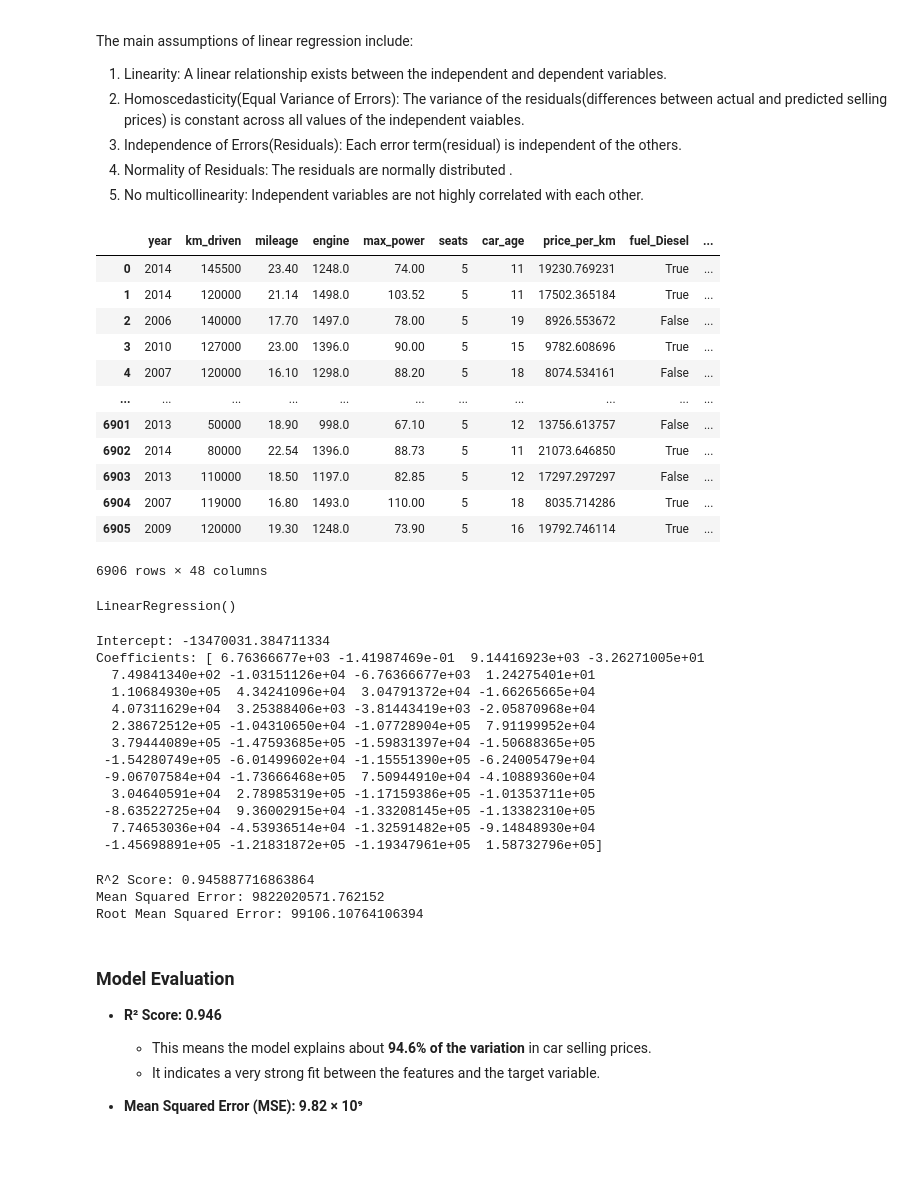
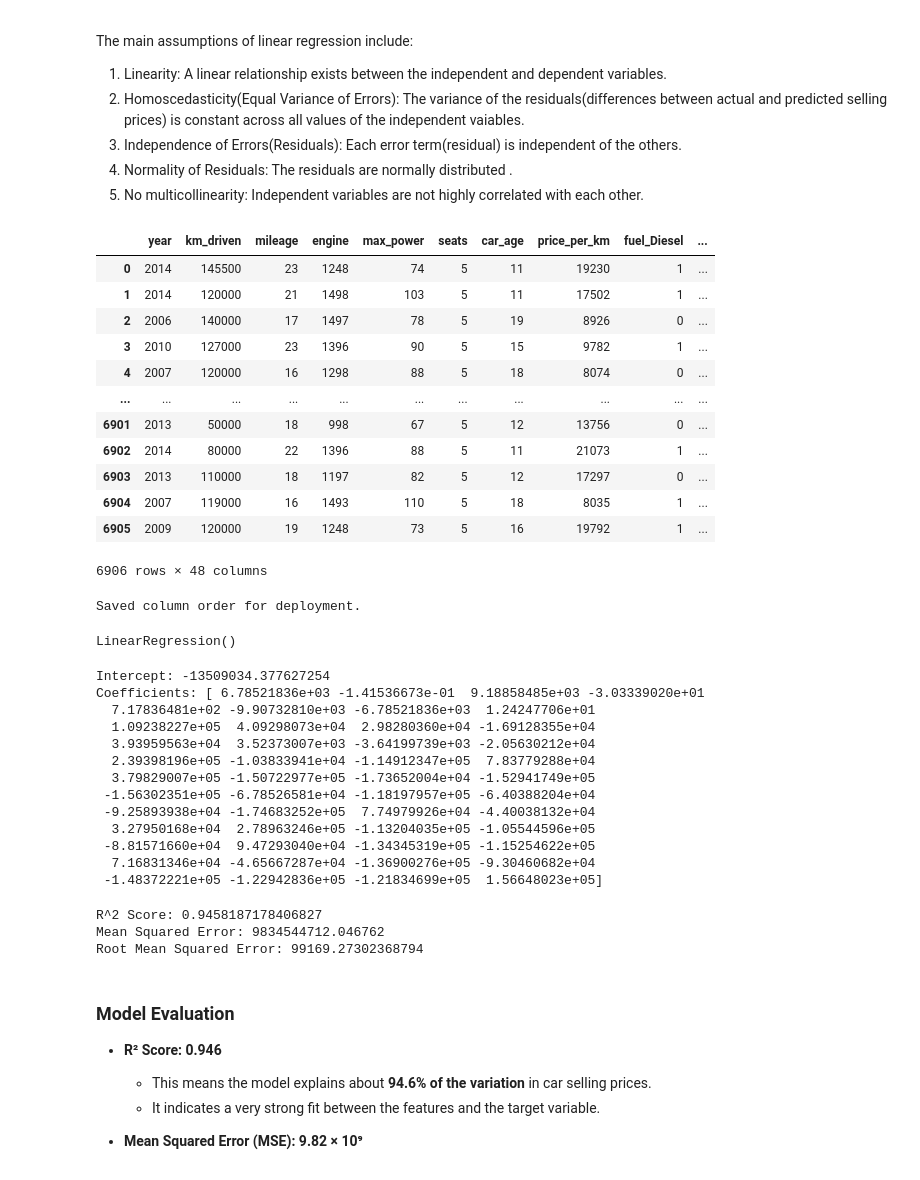
Before and after one commit to Kimaiyoo/car_price_prediction, a Jupyter notebook: car_price_prediction.ipynb, the cells around one changed output. Saved outputs shown, nothing was run; the diff lists cells and outputs as text; code cells hidden in the pictures.

Commit message:
Add deployment code

```diff
--- a/car_price_prediction.ipynb
+++ b/car_price_prediction.ipynb
@@ -475,24 +491,29 @@ df = df.fillna(df.median(numeric_only=True))
 # %%
 # Encode categorical features + keep numerical ones
 categorical_features = ['fuel', 'seller_type', 'transmission', 'owner', 'brand']
 df_encoded = pd.get_dummies(df.drop(columns=['name', 'selling_price']),
                             columns=categorical_features,
-                            drop_first=True)
+                            drop_first=True).astype(int)
 df_encoded
 # %% [output]
 |  | year | km_driven | mileage | engine | max_power | seats | car_age | price_per_km | fuel_Diesel | ... |
-| 0 | 2014 | 145500 | 23.40 | 1248.0 | 74.00 | 5 | 11 | 19230.769231 | True | ... |
-| 1 | 2014 | 120000 | 21.14 | 1498.0 | 103.52 | 5 | 11 | 17502.365184 | True | ... |
-| 2 | 2006 | 140000 | 17.70 | 1497.0 | 78.00 | 5 | 19 | 8926.553672 | False | ... |
-| 3 | 2010 | 127000 | 23.00 | 1396.0 | 90.00 | 5 | 15 | 9782.608696 | True | ... |
-| 4 | 2007 | 120000 | 16.10 | 1298.0 | 88.20 | 5 | 18 | 8074.534161 | False | ... |
+| 0 | 2014 | 145500 | 23 | 1248 | 74 | 5 | 11 | 19230 | 1 | ... |
+| 1 | 2014 | 120000 | 21 | 1498 | 103 | 5 | 11 | 17502 | 1 | ... |
+| 2 | 2006 | 140000 | 17 | 1497 | 78 | 5 | 19 | 8926 | 0 | ... |
+| 3 | 2010 | 127000 | 23 | 1396 | 90 | 5 | 15 | 9782 | 1 | ... |
+| 4 | 2007 | 120000 | 16 | 1298 | 88 | 5 | 18 | 8074 | 0 | ... |
 | ... | ... | ... | ... | ... | ... | ... | ... | ... | ... | ... |
-| 6901 | 2013 | 50000 | 18.90 | 998.0 | 67.10 | 5 | 12 | 13756.613757 | False | ... |
-| 6902 | 2014 | 80000 | 22.54 | 1396.0 | 88.73 | 5 | 11 | 21073.646850 | True | ... |
-| 6903 | 2013 | 110000 | 18.50 | 1197.0 | 82.85 | 5 | 12 | 17297.297297 | False | ... |
-| 6904 | 2007 | 119000 | 16.80 | 1493.0 | 110.00 | 5 | 18 | 8035.714286 | True | ... |
-| 6905 | 2009 | 120000 | 19.30 | 1248.0 | 73.90 | 5 | 16 | 19792.746114 | True | ... |
+| 6901 | 2013 | 50000 | 18 | 998 | 67 | 5 | 12 | 13756 | 0 | ... |
+| 6902 | 2014 | 80000 | 22 | 1396 | 88 | 5 | 11 | 21073 | 1 | ... |
+| 6903 | 2013 | 110000 | 18 | 1197 | 82 | 5 | 12 | 17297 | 0 | ... |
+| 6904 | 2007 | 119000 | 16 | 1493 | 110 | 5 | 18 | 8035 | 1 | ... |
+| 6905 | 2009 | 120000 | 19 | 1248 | 73 | 5 | 16 | 19792 | 1 | ... |
 6906 rows × 48 columns
+# %%
+joblib.dump(df_encoded.columns, "trained_columns.pkl")
+print("Saved column order for deployment.")
+# %% [output]
+Saved column order for deployment.
 # %%
 # Features and target
 X = df_encoded
@@ -511,19 +532,19 @@ LinearRegression()
 print("Intercept:", linear_reg.intercept_)
 print("Coefficients:", linear_reg.coef_)
 # %% [output]
-Intercept: -13470031.384711334
-Coefficients: [ 6.76366677e+03 -1.41987469e-01  9.14416923e+03 -3.26271005e+01
-  7.49841340e+02 -1.03151126e+04 -6.76366677e+03  1.24275401e+01
-  1.10684930e+05  4.34241096e+04  3.04791372e+04 -1.66265665e+04
-  4.07311629e+04  3.25388406e+03 -3.81443419e+03 -2.05870968e+04
-  2.38672512e+05 -1.04310650e+04 -1.07728904e+05  7.91199952e+04
-  3.79444089e+05 -1.47593685e+05 -1.59831397e+04 -1.50688365e+05
- -1.54280749e+05 -6.01499602e+04 -1.15551390e+05 -6.24005479e+04
- -9.06707584e+04 -1.73666468e+05  7.50944910e+04 -4.10889360e+04
-  3.04640591e+04  2.78985319e+05 -1.17159386e+05 -1.01353711e+05
- -8.63522725e+04  9.36002915e+04 -1.33208145e+05 -1.13382310e+05
-  7.74653036e+04 -4.53936514e+04 -1.32591482e+05 -9.14848930e+04
- -1.45698891e+05 -1.21831872e+05 -1.19347961e+05  1.58732796e+05]
+Intercept: -13509034.377627254
+Coefficients: [ 6.78521836e+03 -1.41536673e-01  9.18858485e+03 -3.03339020e+01
+  7.17836481e+02 -9.90732810e+03 -6.78521836e+03  1.24247706e+01
+  1.09238227e+05  4.09298073e+04  2.98280360e+04 -1.69128355e+04
+  3.93959563e+04  3.52373007e+03 -3.64199739e+03 -2.05630212e+04
+  2.39398196e+05 -1.03833941e+04 -1.14912347e+05  7.83779288e+04
+  3.79829007e+05 -1.50722977e+05 -1.73652004e+04 -1.52941749e+05
+ -1.56302351e+05 -6.78526581e+04 -1.18197957e+05 -6.40388204e+04
+ -9.25893938e+04 -1.74683252e+05  7.74979926e+04 -4.40038132e+04
+  3.27950168e+04  2.78963246e+05 -1.13204035e+05 -1.05544596e+05
+ -8.81571660e+04  9.47293040e+04 -1.34345319e+05 -1.15254622e+05
+  7.16831346e+04 -4.65667287e+04 -1.36900276e+05 -9.30460682e+04
+ -1.48372221e+05 -1.22942836e+05 -1.21834699e+05  1.56648023e+05]
 # %%
 # predictions
 y_pred = linear_reg.predict(X_test)
@@ -537,9 +558,9 @@ print("R^2 Score:", r2)
 print("Mean Squared Error:", mse)
 print("Root Mean Squared Error:", rmse)
 # %% [output]
-R^2 Score: 0.945887716863864
-Mean Squared Error: 9822020571.762152
-Root Mean Squared Error: 99106.10764106394
+R^2 Score: 0.9458187178406827
+Mean Squared Error: 9834544712.046762
+Root Mean Squared Error: 99169.27302368794
 # %% [markdown]
 ### Model Evaluation
 
```
Also changed, not shown: parts of 24 cells of this notebook, 4 other files.
